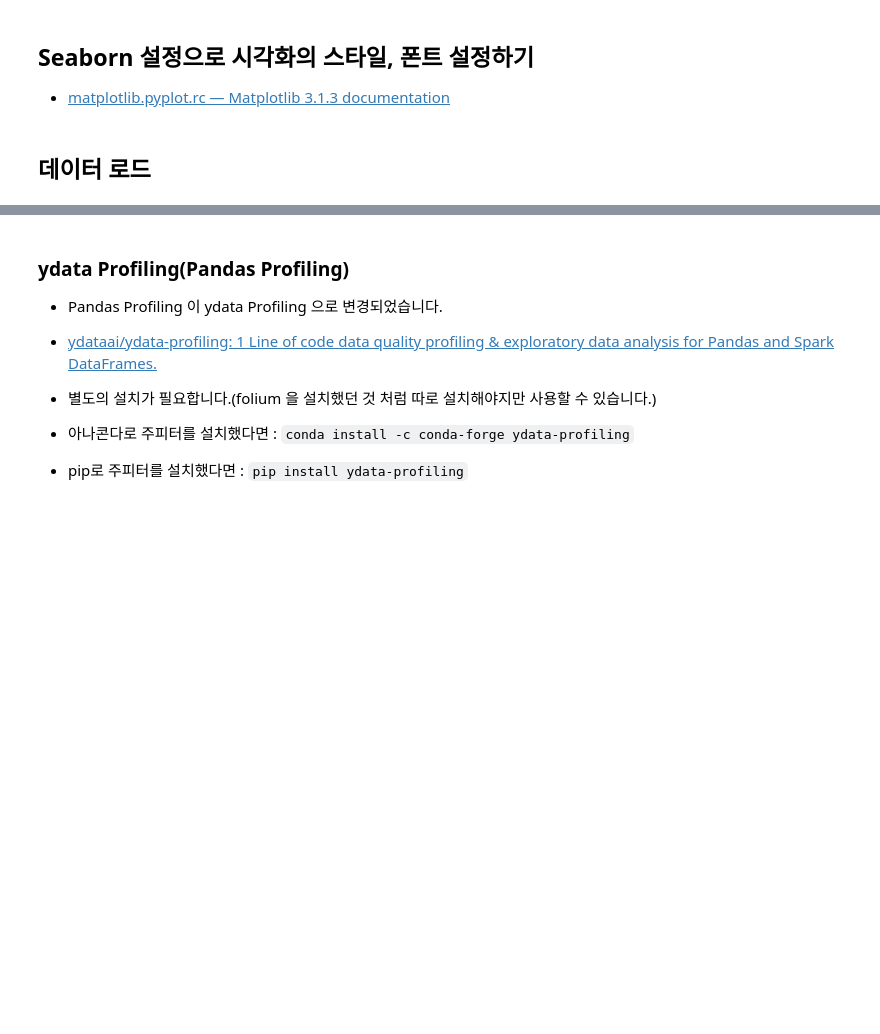
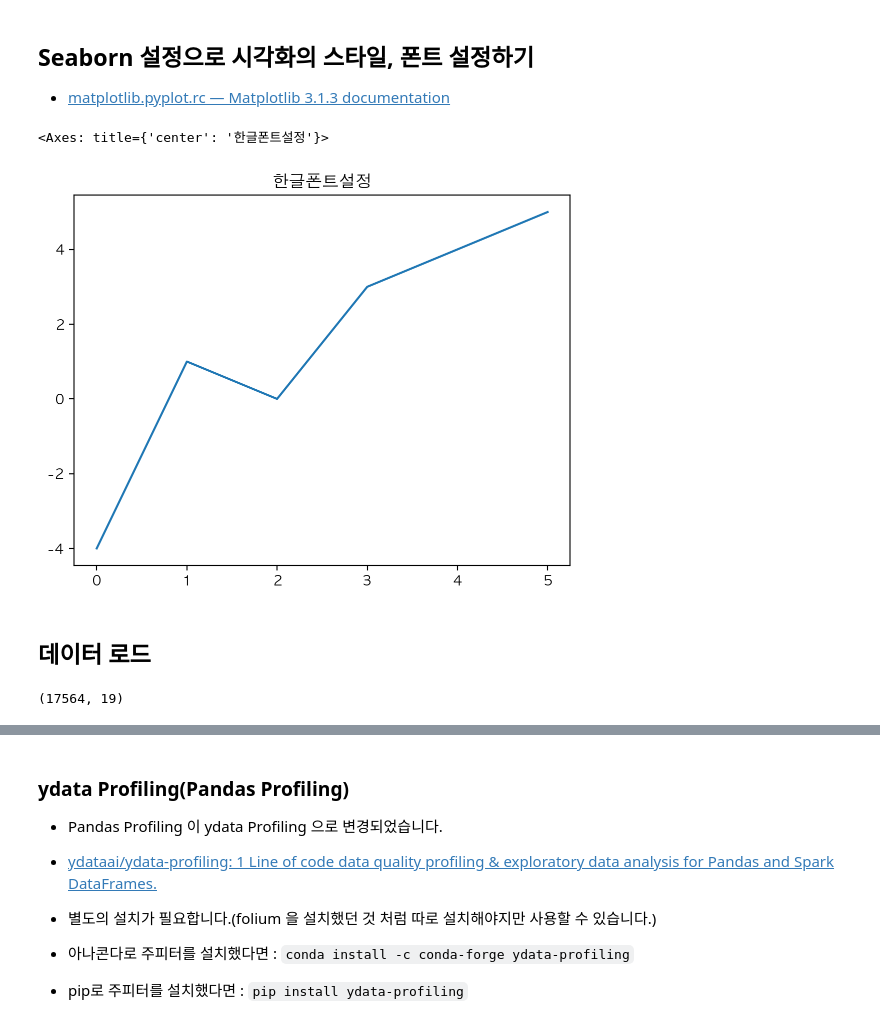
Before and after one commit to online5880/Public-Data-Analysis-in-Python, a Jupyter notebook: park/05_park_input.ipynb, the cells around one changed output, grey strips where cells are left out. Drawn from its saved outputs; the diff is of its cells as text; code cells hidden in the pictures; blank space fills up the shorter version.

```diff
--- a/park/05_park_input.ipynb
+++ b/park/05_park_input.ipynb
@@ -50,3 +51,24 @@ https://www.data.go.kr/dataset/15012890/standard.do
+# %%
+# seaborn 의 set 기능을 통해 폰트, 마이너스 폰트 설정, 스타일 설정을 합니다.
+# Wind : "Malgun Gothic", MAC:"AppleGothic"
+
+# 레티나 디스플레이로 폰트가 선명하게 표시되도록 합니다.
+import matplotlib_inline.backend_inline
+matplotlib_inline.backend_inline.set_matplotlib_formats('retina')
+
+# 라이브러리를 로드합니다.
+import pandas as pd
+import seaborn as sns
+import matplotlib.pyplot as plt
+
+# 한글폰트를 설정합니다.
+plt.rc('font',family='AppleGothic')
+plt.rc('axes',unicode_minus=False)
+
+pd.Series([-4,1,0,3,4,5]).plot(title='한글폰트설정')
+# %% [output]
+<Axes: title={'center': '한글폰트설정'}>
+[figure, added]
 # %%
 # 한글폰트 설정 확인을 합니다.
 # %%
@@ -55,5 +77,9 @@ https://www.data.go.kr/dataset/15012890/standard.do
 ## 데이터 로드
 # %%
 # 데이터를 로드해서 df 라는 변수에 담습니다.
+df = pd.read_csv('data/전국도시공원정보표준데이터.csv',encoding='cp949')
+df.shape
+# %% [output]
+(17564, 19)
 # %%
 # 미리보기를 합니다.
```
Also changed, not shown: parts of 8 cells of this notebook, 1 other file.
